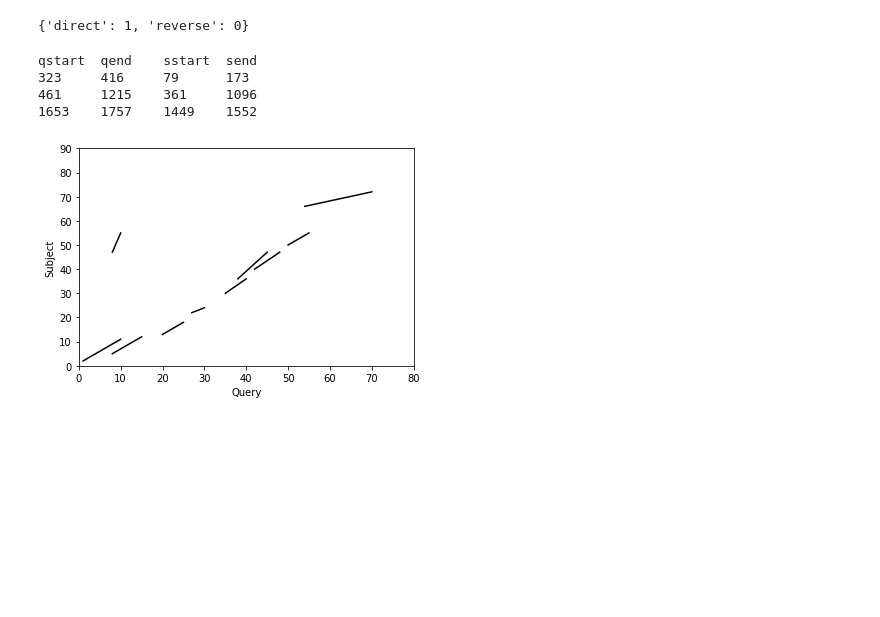
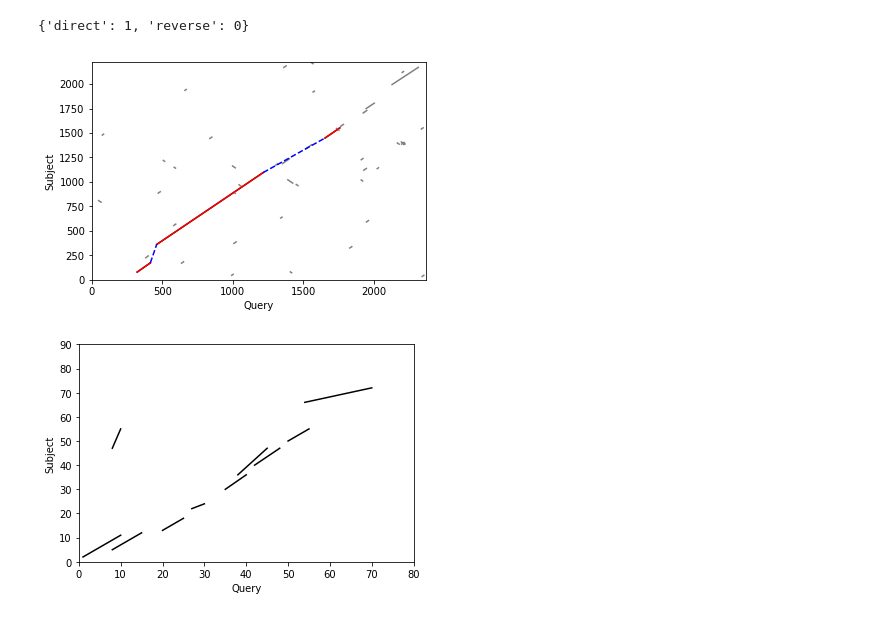
Before and after one commit to dmitrymyl/miscellaneous, a Jupyter notebook: HSP_wiring.ipynb, the cells around one changed output. Drawn from its saved outputs; the diff is of its cells as text; code cells hidden in the pictures; blank space fills up the shorter version.

Commit message:
HSP filtering by score, Transcript score, Transcript plotting and Transcript connection to corresponding Alignment. Refactored certain HSP methods.

```diff
--- a/HSP_wiring.ipynb
+++ b/HSP_wiring.ipynb
@@ -181,26 +196,3 @@ class HSPVertex(HSP):
         if self.total_score > new_score:
             self.total_score = new_score
             self.best_prev = other
-# %%
-class Transcript:
-    """
-    Transcript combined from non-overlapping
-    sequential HSPs.
-    """
-    def __init__(self, HSPs):
-        """
-        Constructor.
-
-        Args:
-            HSPs (list): a list of HSPs representing the
-                transcript.
-        """
-        self.HSPs = HSPs
-
-    def __str__(self):
-        header = "qstart\tqend\tsstart\tsend"
-        lines = ['\t'.join(str(_) for _ in [hsp.qstart, hsp.qend, hsp.sstart, hsp.send]) for hsp in self.HSPs]
-        return "\n".join([header] + lines)
-
-    def __repr__(self):
-        return f"Transcript({repr(self.HSPs)})"
@@ -291,7 +365,6 @@ class Alignment:
         plt.ylim(0, self.slen)
         plt.xlabel("Query")
         plt.ylabel("Subject")
-        plt.show()
 
 
     @staticmethod
@@ -448,7 +521,7 @@ class Alignment:
                 for neighbour, weight in nascent_transcript[-1].next_vertices:
                     stack.append(nascent_transcript + [neighbour])
             else:
-                transcripts.append(Transcript(stack.pop()[1:-1]))
+                transcripts.append(Transcript(stack.pop()[1:-1], self))
         return transcripts
 
     def get_all_transcripts(self):
@@ -495,7 +568,7 @@ class Alignment:
             A Transcript instance with the best score.
         """
         if len(vertices) == 0:
-            return Transcript([])
+            return Transcript([], self)
         vertices = self._build_hsp_graph(vertices, orientation)
         for vertex in vertices:
             for neighbour, weight in vertex.next_vertices:
@@ -505,7 +578,7 @@ class Alignment:
         while current_vertex.best_prev is not None:
             best_hsps.append(current_vertex)
             current_vertex = current_vertex.best_prev
-        return Transcript(best_hsps[1:][::-1])
+        return Transcript(best_hsps[1:][::-1], self)
 
     def get_best_transcripts(self):
         """Finds best transcripts.
@@ -543,13 +616,10 @@ align_transcripts = align.get_all_transcripts()
 {'direct': 1, 'reverse': 0}
 # %%
 best_transcripts = align.get_best_transcripts()
-# %%
-print(best_transcripts['direct'])
-# %% [output]
-qstart  qend    sstart  send
-323     416     79      173
-461     1215    361     1096
-1653    1757    1449    1552
+# %%
+best_transcripts['direct'].plot_transcript()
+# %% [output]
+[figure, added]
 # %%
 hsp_data = [[1, 10, 2, 11, 10],
             [8, 10, 47, 55, 15],
```
Also changed, not shown: parts of 3 cells of this notebook.
